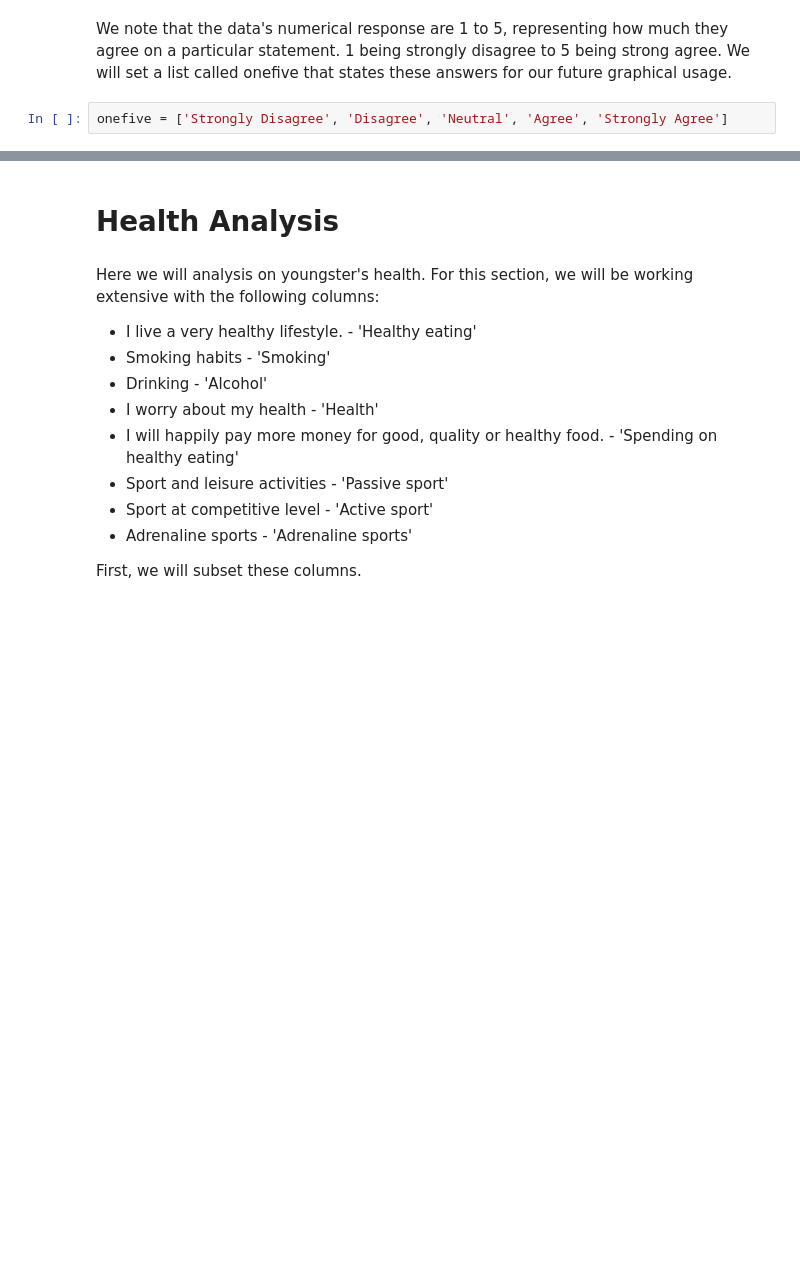
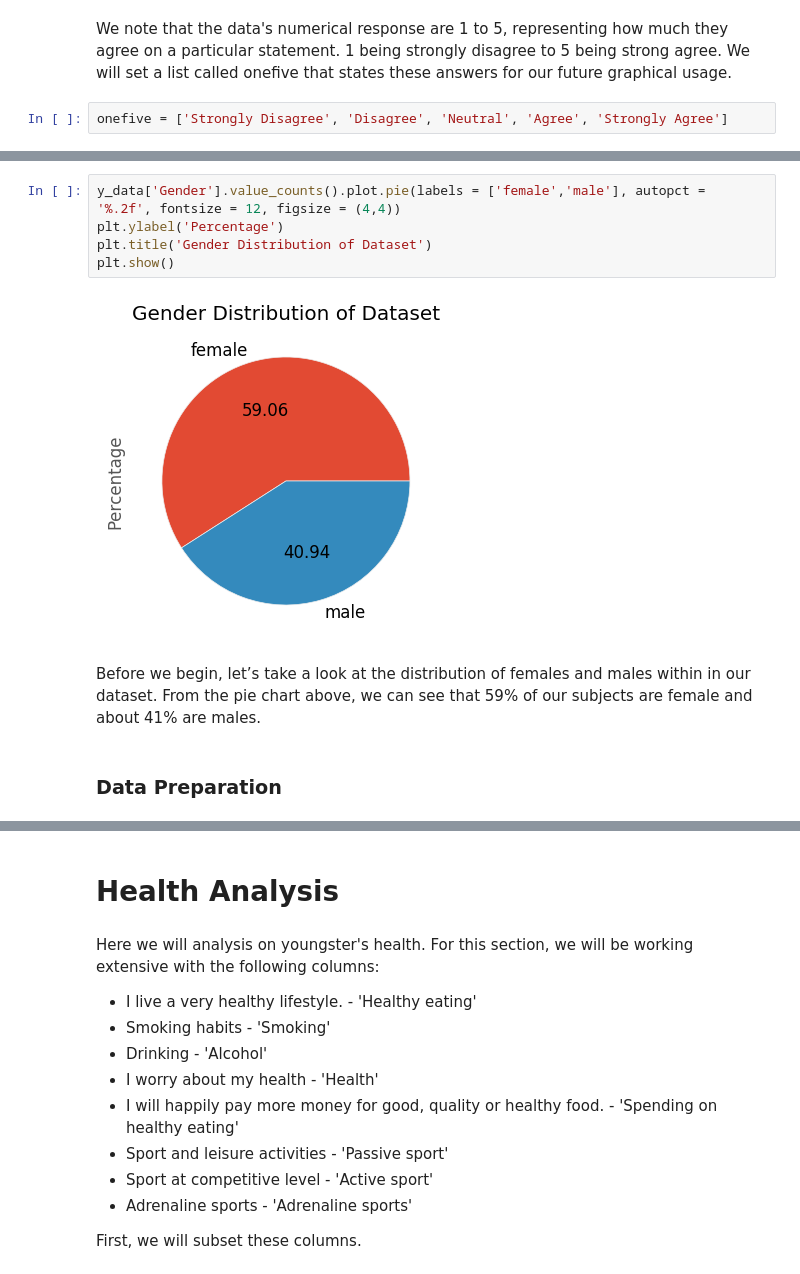
Before and after one commit to ehkhong/sta-141b-proj, a Jupyter notebook: It's Lit An Extensive Study Of Young people.ipynb, the cells around one changed output, grey strips where cells are left out. Drawn from its saved outputs; the diff is of its cells as text; blank space fills up the shorter version.

```diff
--- a/It's Lit An Extensive Study Of Young people.ipynb
+++ b/It's Lit An Extensive Study Of Young people.ipynb
@@ -51,0 +56,11 @@ onefive = ['Strongly Disagree', 'Disagree', 'Neutral', 'Agree', 'Strongly Agree'
+# %%
+y_data['Gender'].value_counts().plot.pie(labels = ['female','male'], autopct = '%.2f', fontsize = 12, figsize = (4,4))
+plt.ylabel('Percentage')
+plt.title('Gender Distribution of Dataset')
+plt.show()
+# %% [output]
+[figure, added]
+# %% [markdown]
+Before we begin, let’s take a look at the distribution of females and males within in our dataset. From the pie chart above, we can see that 59% of our subjects are female and about 41% are males.
+# %% [markdown]
+<h3> Data Preparation </h3>
```
Also changed, not shown: parts of 72 cells of this notebook.
